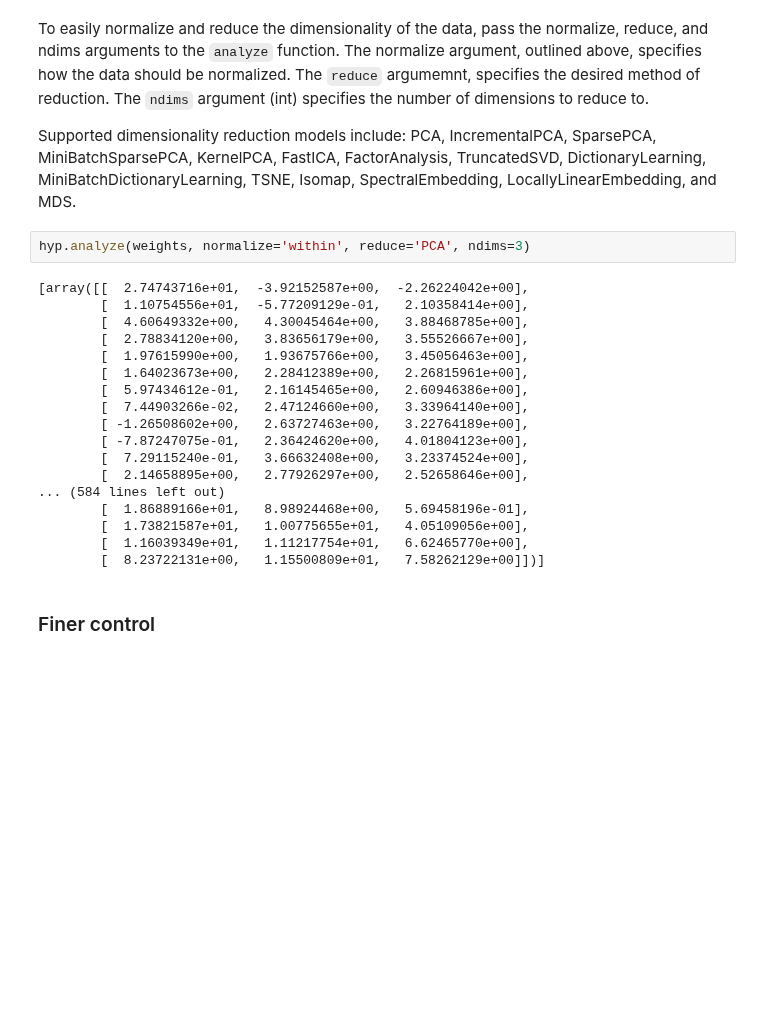
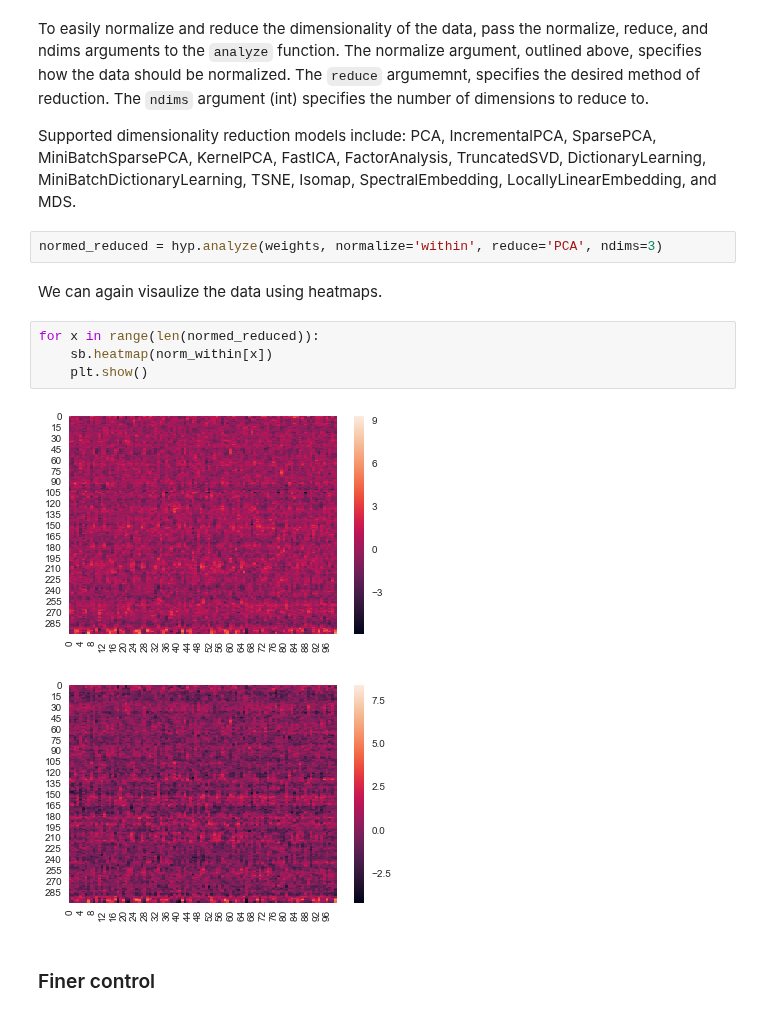
Before and after one commit to ContextLab/hypertools, a Jupyter notebook: docs/tutorials/analyze.ipynb, the cells around one changed output. Drawn from its saved outputs; the diff is of its cells as text; blank space fills up the shorter version.

```diff
--- a/docs/tutorials/analyze.ipynb
+++ b/docs/tutorials/analyze.ipynb
@@ -57,25 +62,16 @@ To easily normalize and reduce the dimensionality of the data, pass the normaliz
 
 Supported dimensionality reduction models include: PCA, IncrementalPCA, SparsePCA, MiniBatchSparsePCA, KernelPCA, FastICA, FactorAnalysis, TruncatedSVD, DictionaryLearning, MiniBatchDictionaryLearning, TSNE, Isomap, SpectralEmbedding, LocallyLinearEmbedding, and MDS.
 # %%
-hyp.analyze(weights, normalize='within', reduce='PCA', ndims=3)
+normed_reduced = hyp.analyze(weights, normalize='within', reduce='PCA', ndims=3)
-# %% [output]
-[array([[  2.74743716e+01,  -3.92152587e+00,  -2.26224042e+00],
-        [  1.10754556e+01,  -5.77209129e-01,   2.10358414e+00],
-        [  4.60649332e+00,   4.30045464e+00,   3.88468785e+00],
-        [  2.78834120e+00,   3.83656179e+00,   3.55526667e+00],
-        [  1.97615990e+00,   1.93675766e+00,   3.45056463e+00],
-        [  1.64023673e+00,   2.28412389e+00,   2.26815961e+00],
-        [  5.97434612e-01,   2.16145465e+00,   2.60946386e+00],
-        [  7.44903266e-02,   2.47124660e+00,   3.33964140e+00],
-        [ -1.26508602e+00,   2.63727463e+00,   3.22764189e+00],
-        [ -7.87247075e-01,   2.36424620e+00,   4.01804123e+00],
-        [  7.29115240e-01,   3.66632408e+00,   3.23374524e+00],
-        [  2.14658895e+00,   2.77926297e+00,   2.52658646e+00],
-... (584 lines left out)
-        [  1.86889166e+01,   8.98924468e+00,   5.69458196e-01],
-        [  1.73821587e+01,   1.00775655e+01,   4.05109056e+00],
-        [  1.16039349e+01,   1.11217754e+01,   6.62465770e+00],
-        [  8.23722131e+00,   1.15500809e+01,   7.58262129e+00]])]
+# %% [markdown]
+We can again visaulize the data using heatmaps.
+# %%
+for x in range(len(normed_reduced)):
+    sb.heatmap(norm_within[x])
+    plt.show()
+# %% [output]
+[figure, added]
+[figure, added]
 # %% [markdown]
 ### Finer control
 # %% [markdown]
```
Also changed, not shown: parts of 14 cells of this notebook, 7 other files.
